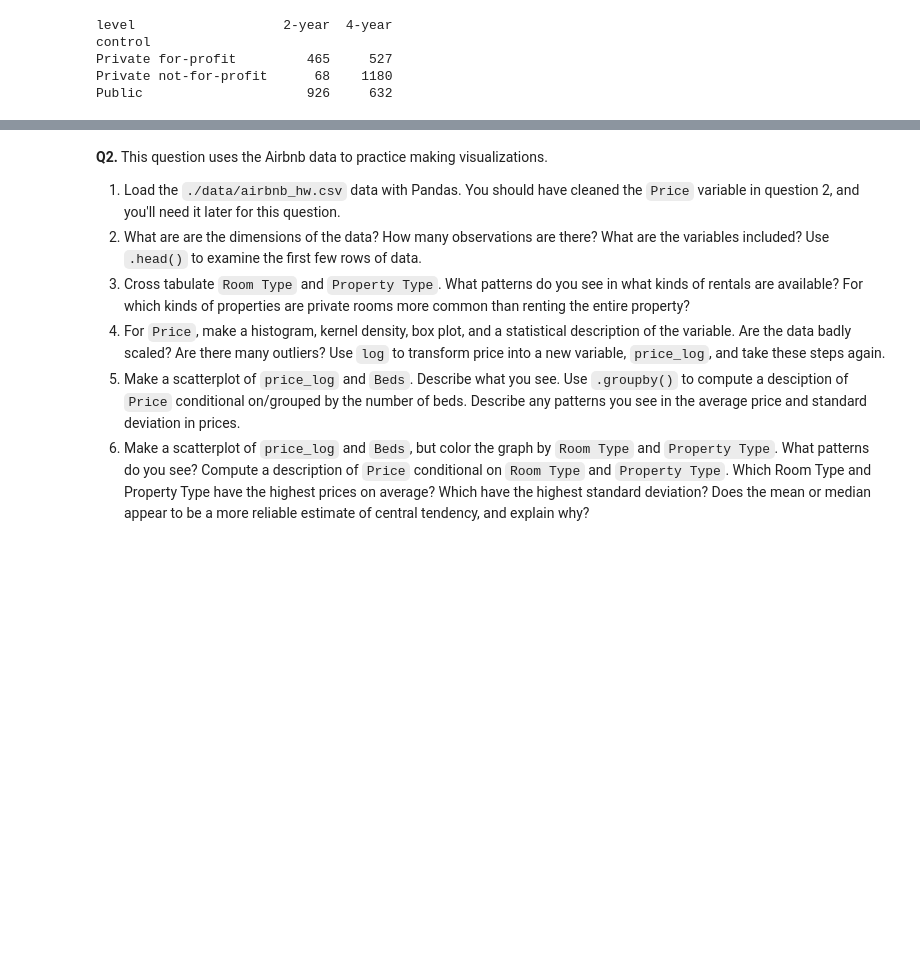
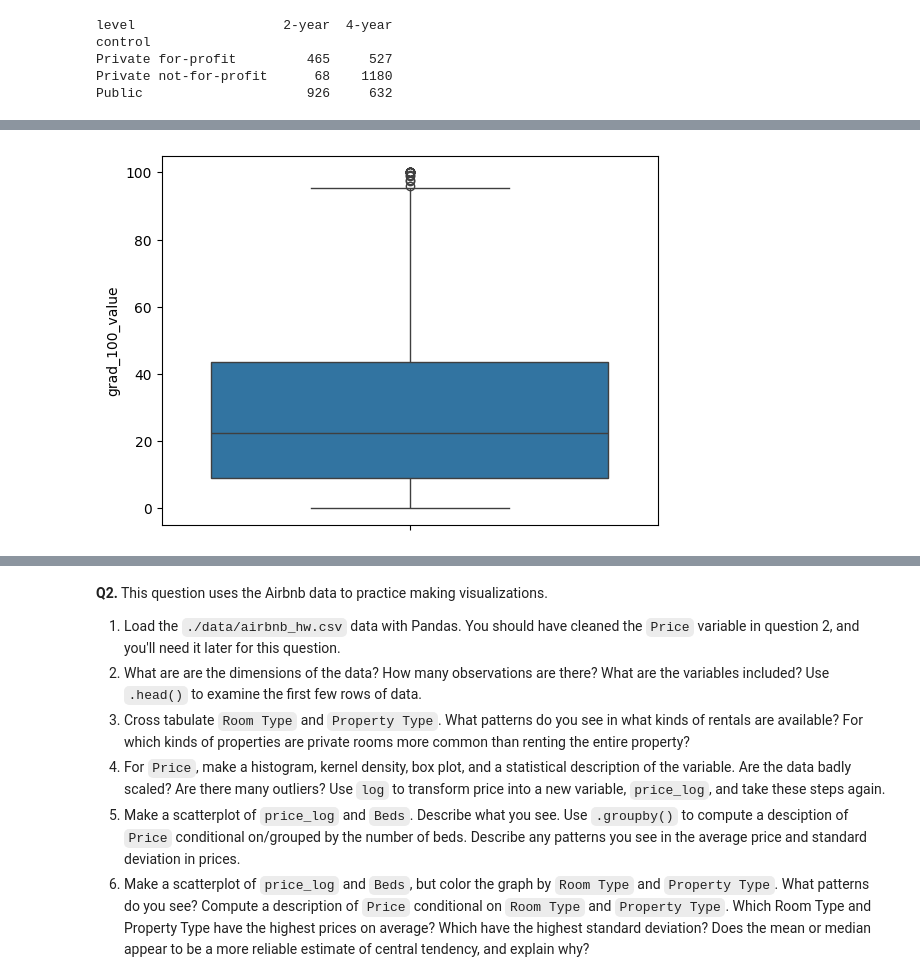
Before and after one commit to l-e13/visualization, a Jupyter notebook: assignment/assignment.ipynb, the cells around one changed output, grey strips where cells are left out. Drawn from its saved outputs; the diff is of its cells as text; code cells hidden in the pictures; blank space fills up the shorter version.

```diff
--- a/assignment/assignment.ipynb
+++ b/assignment/assignment.ipynb
@@ -72,0 +97,6 @@ Public                     926     632
+# %%
+# boxplot
+sns.boxplot(college_df['grad_100_value'])
+plt.show()
+# %% [output]
+[figure, added]
```
Also changed, not shown: parts of 24 cells of this notebook.
